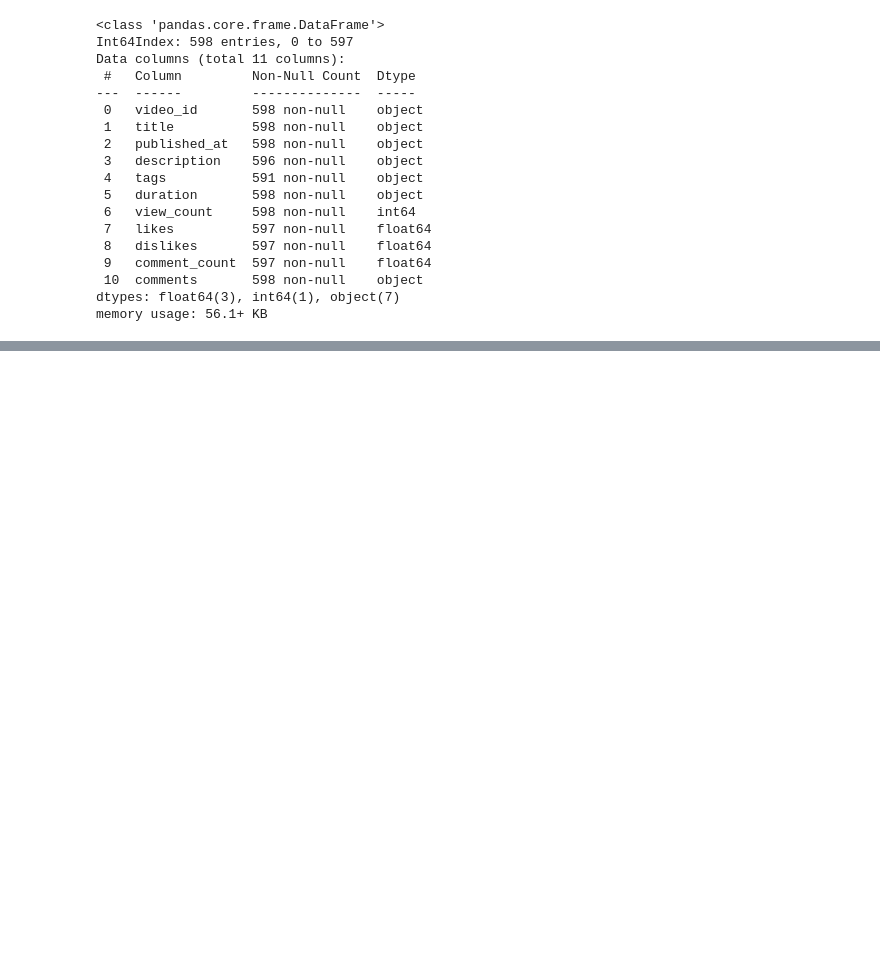
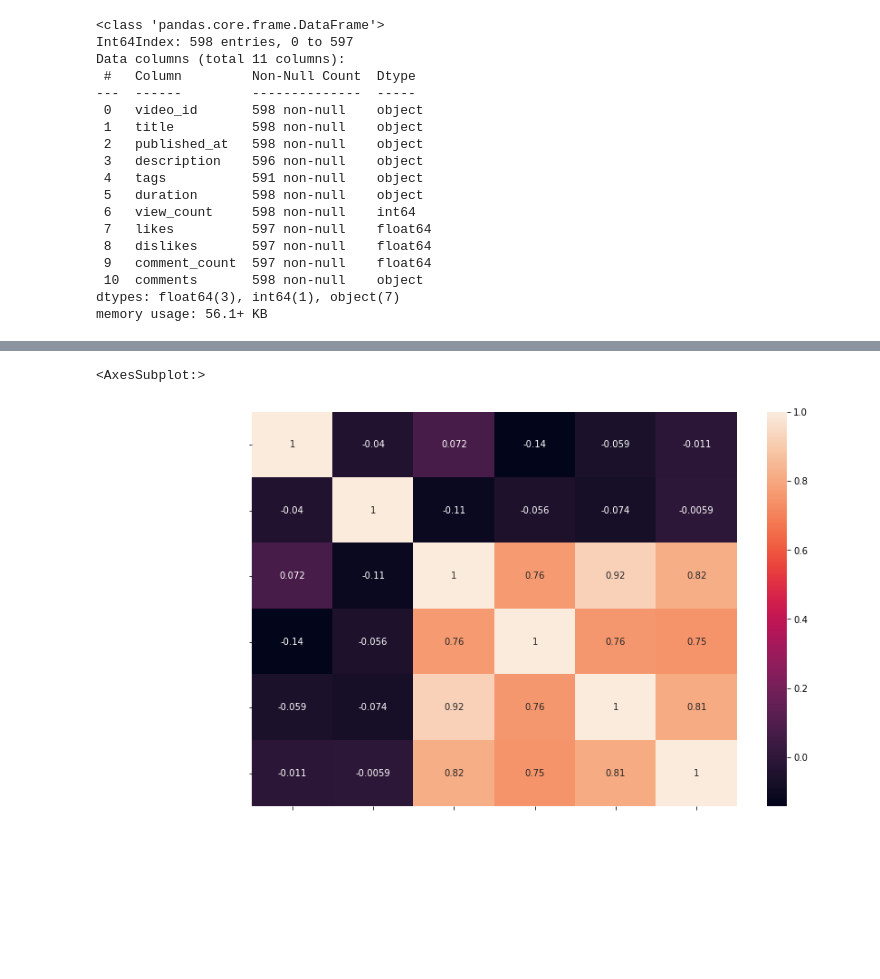
Before and after one commit to DominKim/Data_literacy, a Jupyter notebook: 2.프로젝트/1.경돼/3.스크립트/1.김도민/2_EDA.ipynb, the cells around one changed output, grey strips where cells are left out. Cells and saved outputs as stored; diff of their text form; code cells hidden in the pictures; blank space fills up the shorter version.

```diff
--- a/2.프로젝트/1.경돼/3.스크립트/1.김도민/2_EDA.ipynb
+++ b/2.프로젝트/1.경돼/3.스크립트/1.김도민/2_EDA.ipynb
@@ -125,0 +164,9 @@ pd.read_csv("")
+# %%
+# 기존 df 상관분석
+plt.figure(figsize = (12,8))
+plt.xticks(color = "white", fontsize = 15)
+plt.yticks(color = "white", fontsize = 15)
+sns.heatmap(pre_df.corr(), annot = True)
+# %% [output]
+<AxesSubplot:>
+[figure, added]
```
Also changed, not shown: parts of 12 cells of this notebook.
